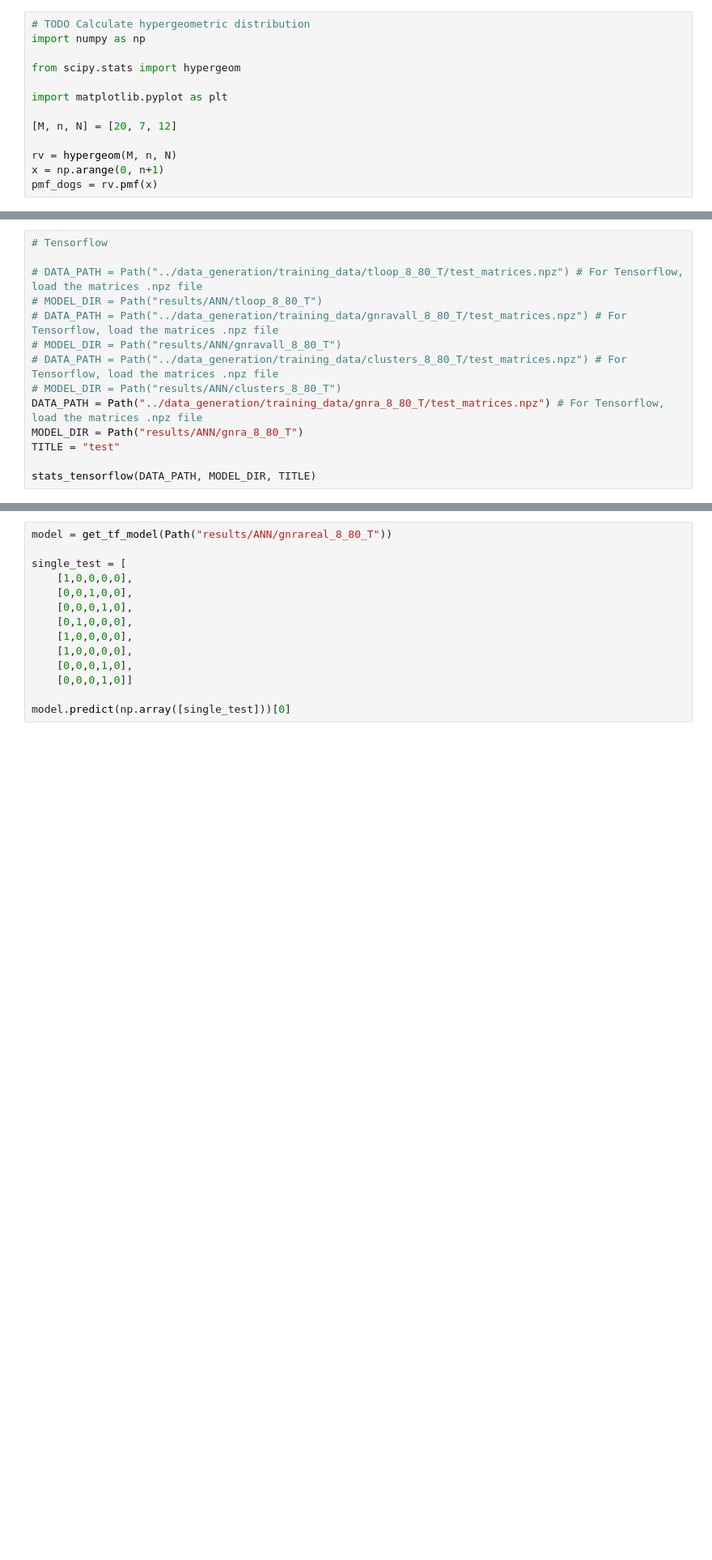
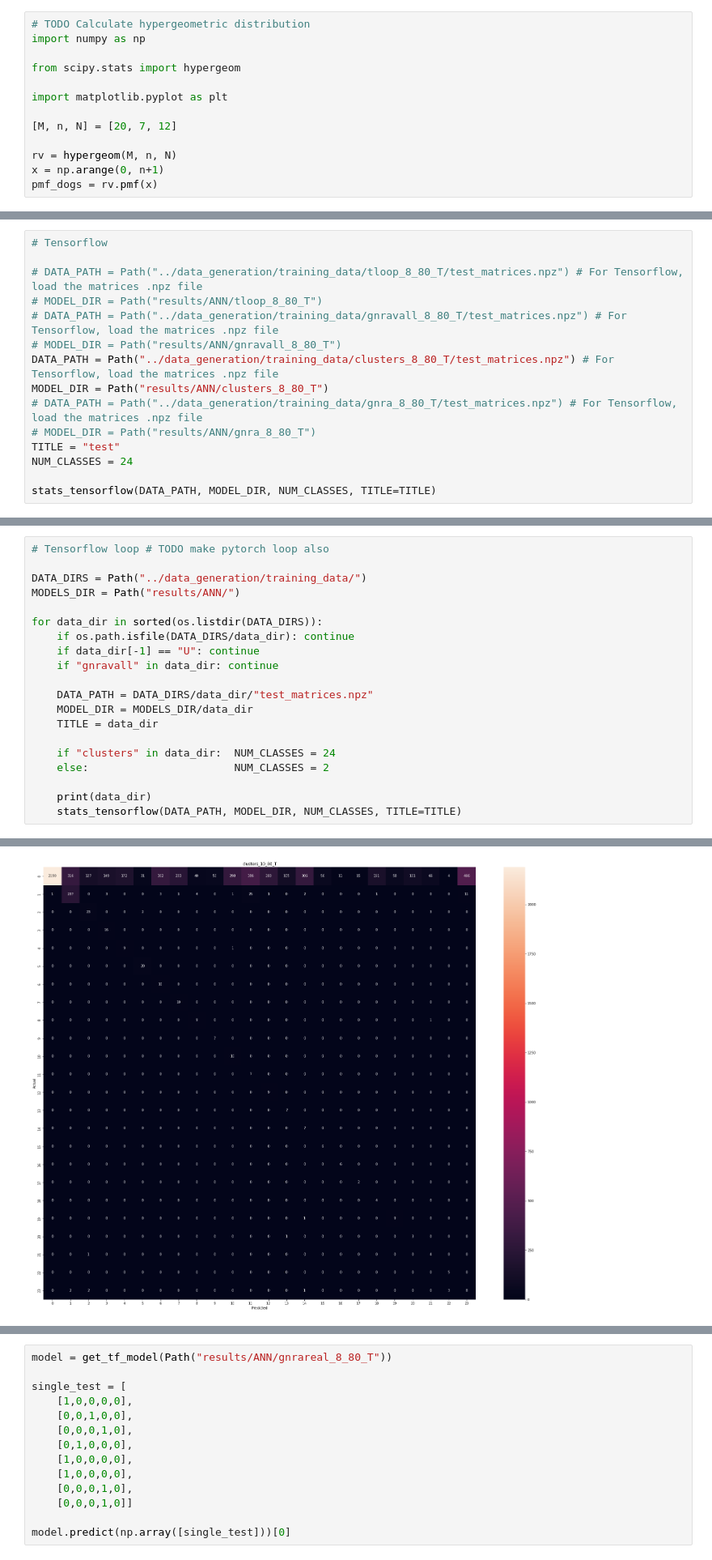
Before and after one commit to samuelflores/deep-learning-RNA-structure-prediction, a Jupyter notebook: tloop_prediction/statistics.ipynb, the cells around one changed output, grey strips where cells are left out. Shown at 81% size. Saved outputs shown, nothing was run; the diff lists cells and outputs as text; blank space fills up the shorter version.

```diff
--- a/tloop_prediction/statistics.ipynb
+++ b/tloop_prediction/statistics.ipynb
@@ -390,11 +302,12 @@ stats_pytorch(DATA_PATH, MODEL_DIR, TITLE)
 # MODEL_DIR = Path("results/ANN/tloop_8_80_T")
 # DATA_PATH = Path("../data_generation/training_data/gnravall_8_80_T/test_matrices.npz") # For Tensorflow, load the matrices .npz file
 # MODEL_DIR = Path("results/ANN/gnravall_8_80_T")
-# DATA_PATH = Path("../data_generation/training_data/clusters_8_80_T/test_matrices.npz") # For Tensorflow, load the matrices .npz file
-# MODEL_DIR = Path("results/ANN/clusters_8_80_T")
-DATA_PATH = Path("../data_generation/training_data/gnra_8_80_T/test_matrices.npz") # For Tensorflow, load the matrices .npz file
-MODEL_DIR = Path("results/ANN/gnra_8_80_T")
+DATA_PATH = Path("../data_generation/training_data/clusters_8_80_T/test_matrices.npz") # For Tensorflow, load the matrices .npz file
+MODEL_DIR = Path("results/ANN/clusters_8_80_T")
+# DATA_PATH = Path("../data_generation/training_data/gnra_8_80_T/test_matrices.npz") # For Tensorflow, load the matrices .npz file
+# MODEL_DIR = Path("results/ANN/gnra_8_80_T")
 TITLE = "test"
+NUM_CLASSES = 24
 
-stats_tensorflow(DATA_PATH, MODEL_DIR, TITLE)
+stats_tensorflow(DATA_PATH, MODEL_DIR, NUM_CLASSES, TITLE=TITLE)
 # %% [output]
@@ -404,0 +334,21 @@ stats_tensorflow(DATA_PATH, MODEL_DIR, TITLE)
+# %%
+# Tensorflow loop # TODO make pytorch loop also
+
+DATA_DIRS = Path("../data_generation/training_data/")
+MODELS_DIR = Path("results/ANN/")
+
+for data_dir in sorted(os.listdir(DATA_DIRS)):
+    if os.path.isfile(DATA_DIRS/data_dir): continue
+    if data_dir[-1] == "U": continue
+    if "gnravall" in data_dir: continue
+
+    DATA_PATH = DATA_DIRS/data_dir/"test_matrices.npz"
+    MODEL_DIR = MODELS_DIR/data_dir
+    TITLE = data_dir
+
+    if "clusters" in data_dir:  NUM_CLASSES = 24
+    else:                       NUM_CLASSES = 2
+
+    print(data_dir)
+    stats_tensorflow(DATA_PATH, MODEL_DIR, NUM_CLASSES, TITLE=TITLE)
+# %% [output]
@@ -404,0 +406 @@ stats_tensorflow(DATA_PATH, MODEL_DIR, TITLE)
+[figure, added]
```
Also changed, not shown: parts of 15 cells of this notebook.
